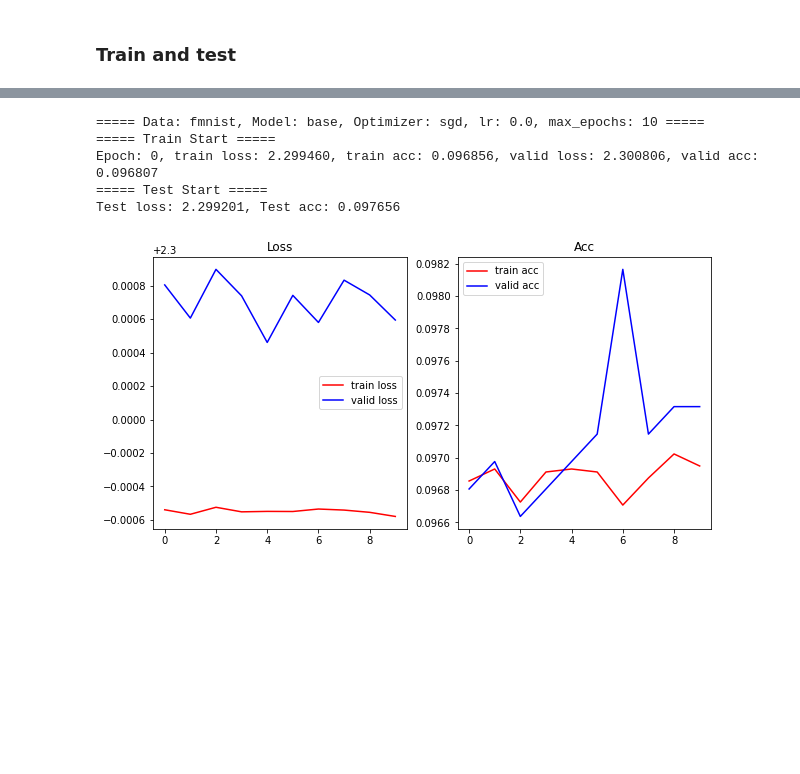
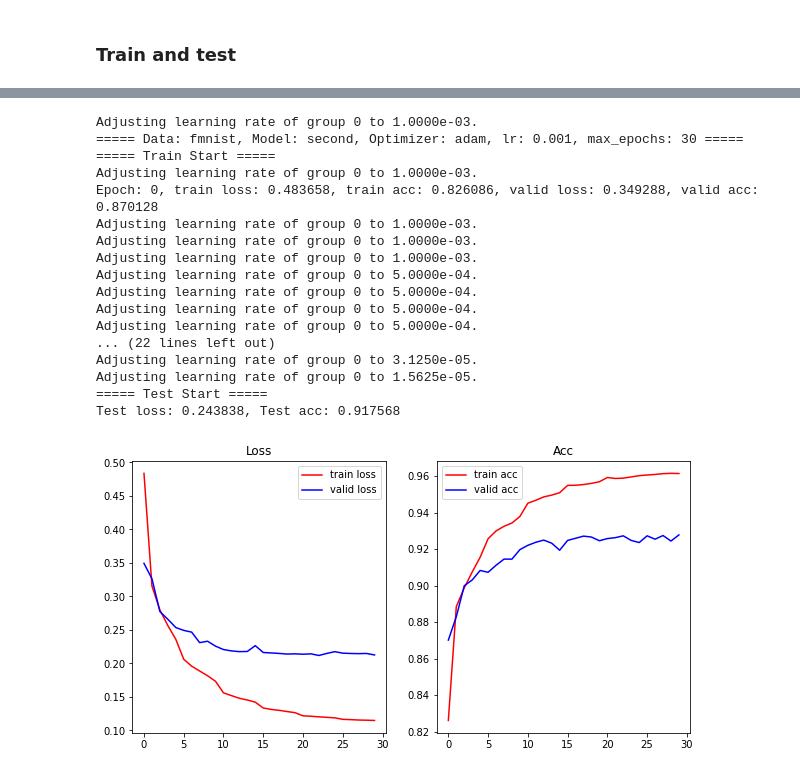
Before and after one commit to eunjinrun/AI, a Jupyter notebook: SOCAR_BootCamp/Assignment/Assignment_2_MLP_Classification.ipynb, the cells around one changed output, grey strips where cells are left out. Drawn from its saved outputs; the diff is of its cells as text; code cells hidden in the pictures; blank space fills up the shorter version.

```diff
--- a/SOCAR_BootCamp/Assignment/Assignment_2_MLP_Classification.ipynb
+++ b/SOCAR_BootCamp/Assignment/Assignment_2_MLP_Classification.ipynb
@@ -234,47 +296,22 @@ class FirstClassifier(nn.Module):
 # %%
-class SecondClassifier(nn.Module):
+class ForthClassifier(nn.Module):
   def __init__(self, n_class=10):
     super().__init__()
 
-    self.name = "second"
+    self.name = "forth"
     # Model을 만들어 봅시다.
     # 구조와 activation function, 그 외에 다른 기법들의 사용 유무와 사용 위치를 정할 수 있습니다.
     self.model = nn.Sequential(
         nn.Flatten(),
         nn.Linear(28 * 28, 256),
-        nn.BatchNorm1d(256),
         nn.ReLU(),
         nn.Linear(256, 128),
-        nn.BatchNorm1d(128),
         nn.ReLU(),
         nn.Linear(128, n_class),
     )
 
   def forward(self, x):
     return self.model(x)
-# %%
-class ThirdClassifier(nn.Module):
-  def __init__(self, n_class=10):
-    super().__init__()
-
-    self.name = "third"
-    # Model을 만들어 봅시다.
-    # 구조와 activation function, 그 외에 다른 기법들의 사용 유무와 사용 위치를 정할 수 있습니다.
-    self.model = nn.Sequential(
-        nn.Flatten(),
-        nn.Linear(28 * 28, 256),
-        nn.BatchNorm1d(256),
-        nn.Dropout(p=0.5),
-        nn.ReLU(),
-        nn.Linear(256, 128),
-        nn.BatchNorm1d(128),
-        nn.Dropout(p=0.5),
-        nn.ReLU(),
-        nn.Linear(128, n_class),
-    )
-
-  def forward(self, x):
-    return self.model(x)
 # %% [markdown]
 ### Using get_model function
 # %%
@@ -287,6 +324,8 @@ def get_model(model_name):
     return SecondClassifier()
   elif model_name.lower() == "third":
     return ThirdClassifier()
+  elif model_name.lower() == "forth":
+    return ForthClassifier()
   else:
     raise ValueError(f"model name {model_name} is not supported")
 
@@ -318,7 +357,7 @@ class Trainer(nn.Module):
     if opt == "sgd":
       self.optimizer = torch.optim.SGD(params=self.model.parameters(), lr=lr)
     elif opt == "adam":
-      self.optimizer = torch.optim.Adam(params=self.model.parameters(), lr=lr)
+      self.optimizer = torch.optim.Adam(params=self.model.parameters(), lr=lr, weight_decay=1e-6)
     elif opt == "rmsprop":
       self.optimizer = torch.optim.RMSprop(params=self.model.parameters(), lr=lr)
     else:
@@ -523,20 +547,32 @@ Adjusting learning rate of group 0 to 3.0518e-08.
 # %%
 # FashionMNIST dataset에 대해 여러분이 찾은 최적의 조건으로 학습을 한 번 더 진행해 주세요.
 d = "fmnist"
 m = "second"
-opt = "rmsprop"
+opt = "adam"
 lr = 0.001
-max_epochs = 500
+max_epochs = 30
 
 model = get_model(model_name = m)
 trainer = Trainer(model=model, opt=opt, lr=lr, has_scheduler=True)
 print(f"===== Data: {d}, Model: {m}, Optimizer: {opt}, lr: {lr}, max_epochs: {max_epochs} =====")
 trainer.train(data_name=d, train_loader=datas[d][0], valid_loader=datas[d][1], max_epochs=max_epochs)
 trainer.test(test_loader=datas[d][2])
 # %% [output]
-===== Data: fmnist, Model: base, Optimizer: sgd, lr: 0.0, max_epochs: 10 =====
+Adjusting learning rate of group 0 to 1.0000e-03.
+===== Data: fmnist, Model: second, Optimizer: adam, lr: 0.001, max_epochs: 30 =====
 ===== Train Start =====
-Epoch: 0, train loss: 2.299460, train acc: 0.096856, valid loss: 2.300806, valid acc: 0.096807
+Adjusting learning rate of group 0 to 1.0000e-03.
+Epoch: 0, train loss: 0.483658, train acc: 0.826086, valid loss: 0.349288, valid acc: 0.870128
+Adjusting learning rate of group 0 to 1.0000e-03.
+Adjusting learning rate of group 0 to 1.0000e-03.
+Adjusting learning rate of group 0 to 1.0000e-03.
+Adjusting learning rate of group 0 to 5.0000e-04.
+Adjusting learning rate of group 0 to 5.0000e-04.
+Adjusting learning rate of group 0 to 5.0000e-04.
+Adjusting learning rate of group 0 to 5.0000e-04.
+... (22 lines left out)
+Adjusting learning rate of group 0 to 3.1250e-05.
+Adjusting learning rate of group 0 to 1.5625e-05.
 ===== Test Start =====
-Test loss: 2.299201, Test acc: 0.097656
+Test loss: 0.243838, Test acc: 0.917568
-[figure, old version]
+[figure, new version]
```
Also changed, not shown: parts of 10 cells of this notebook.
